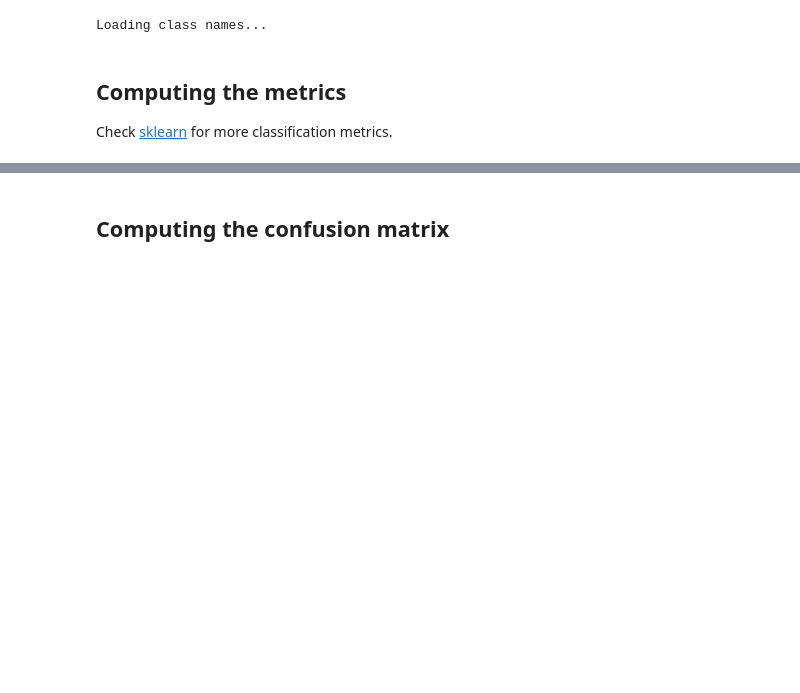
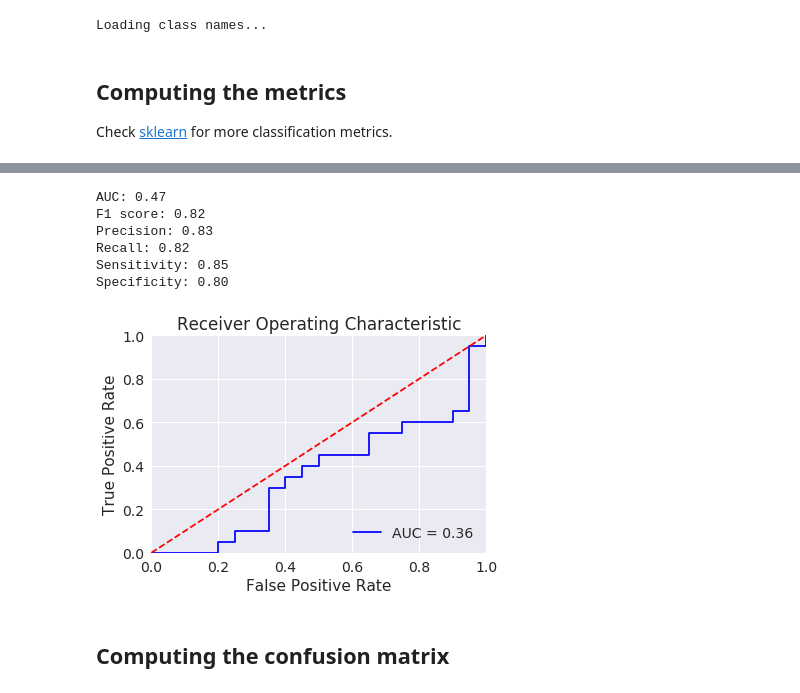
Before and after one commit to MiriamCobo/CoronaryArteries, a Jupyter notebook: notebooks/3.1-Prediction_statistics.ipynb, the cells around one changed output, grey strips where cells are left out. Saved outputs shown, nothing was run; the diff lists cells and outputs as text; code cells hidden in the pictures; blank space fills up the shorter version.

Commit message:
New metrics to evaluate our classification and new notebook to compute the eman and SD

```diff
--- a/notebooks/3.1-Prediction_statistics.ipynb
+++ b/notebooks/3.1-Prediction_statistics.ipynb
@@ -93,6 +93,59 @@ Micro F1 score: 82.5 %
 Macro F1 score: 82.5 %
 Macro F1 score (no labels): 82.5 %
 Weighted F1 score: 82.5 %
+# %%
+# https://machinelearningmastery.com/roc-curves-and-precision-recall-curves-for-classification-in-python/
+from sklearn.metrics import roc_curve, roc_auc_score, precision_recall_curve
+from sklearn.metrics import f1_score, precision_score, recall_score, confusion_matrix
+# computing sensibility, specificity and ROC curve.
+# calculate roc curve
+probs = np.array([item[0] for item in pred_dict['pred_prob']])
+fpr, tpr, thresholds = roc_curve(true_lab, probs)
+# calculate AUC
+auc = roc_auc_score(true_lab, probs)
+print('AUC: %.2f' % auc)
+# calculate precision-recall curve
+y_pred = np.array([item[0] for item in pred_lab])
+precision, recall, thresholds = precision_recall_curve(y_pred, probs)
+# calculate F1 score
+f1 = f1_score(true_lab, y_pred, average='weighted')
+print('F1 score: %.2f' % f1)
+# calculate precision
+precision = precision_score(true_lab, y_pred, average='weighted')
+print('Precision: %.2f' % precision)
+# calculate recall
+recall = recall_score(true_lab, y_pred, average='weighted')
+print('Recall: %.2f' % recall)
+# standard confussion matrix
+TN, FP, FN, TP = confusion_matrix(true_lab, y_pred, labels=[0, 1]).ravel()
+sensitivity  = TP/(TP+FN)
+specificity  = TN/(TN+FP)
+pos_pred_val = TP/(TP+FP)
+neg_pred_val = TN/(TN+FN)
+print('Sensitivity: %.2f' % sensitivity)
+print('Specificity: %.2f' % specificity)
+# %% [output]
+AUC: 0.47
+F1 score: 0.82
+Precision: 0.83
+Recall: 0.82
+Sensitivity: 0.85
+Specificity: 0.80
+# %%
+import sklearn.metrics as metrics
+import matplotlib.pyplot as plt
+roc_auc = metrics.auc(fpr, tpr)
+plt.title('Receiver Operating Characteristic')
+plt.plot(fpr, tpr, 'b', label = 'AUC = %0.2f' % roc_auc)
+plt.legend(loc = 'lower right')
+plt.plot([0, 1], [0, 1],'r--')
+plt.xlim([0, 1])
+plt.ylim([0, 1])
+plt.ylabel('True Positive Rate')
+plt.xlabel('False Positive Rate')
+plt.show()
+# %% [output]
+[figure, added]
 # %% [markdown]
 ## Computing the confusion matrix
 # %%
```
Also changed, not shown: parts of 5 cells of this notebook, 2 other files.
